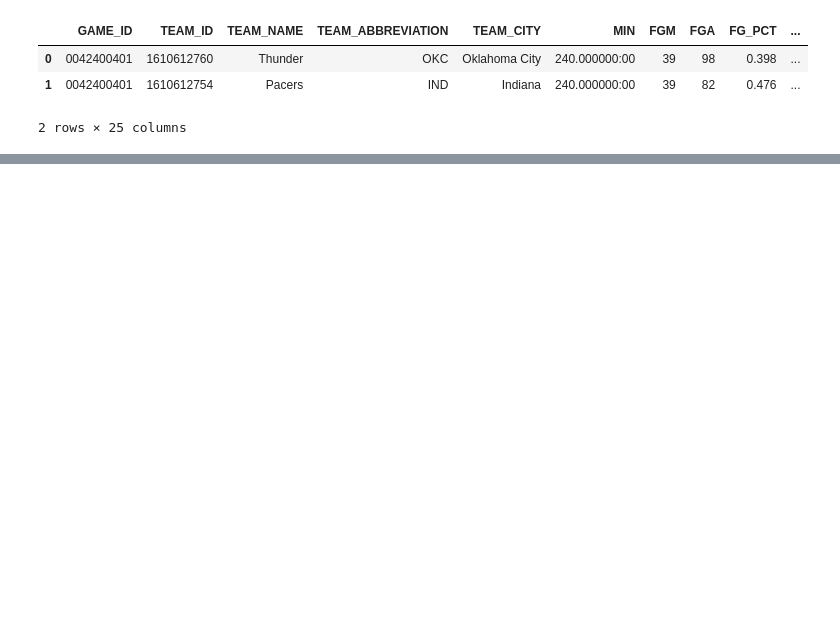
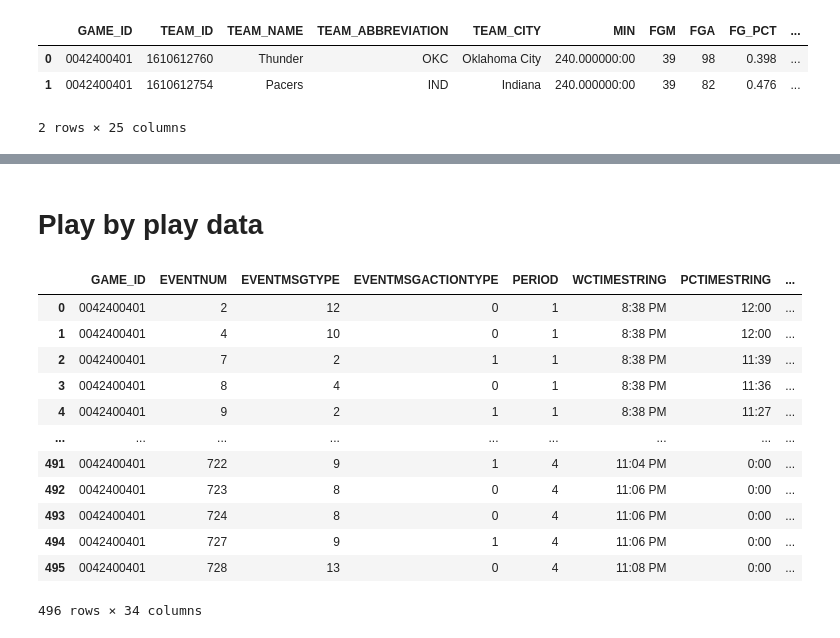
Before and after one commit to Medha-Subramaniyan/game1, a Jupyter notebook: g1.ipynb, the cells around one changed output, grey strips where cells are left out. Cells and saved outputs as stored; diff of their text form; code cells hidden in the pictures; blank space fills up the shorter version.

```diff
--- a/g1.ipynb
+++ b/g1.ipynb
@@ -53,0 +81,21 @@ teams
+# %% [markdown]
+# Play by play data
+# %%
+from nba_api.stats.endpoints import playbyplayv2
+pbp = playbyplayv2.PlayByPlayV2(game_id=g1_id)
+pbp_df = pbp.get_data_frames()[0]
+pbp_df # play by play stats
+# %% [output]
+|  | GAME_ID | EVENTNUM | EVENTMSGTYPE | EVENTMSGACTIONTYPE | PERIOD | WCTIMESTRING | PCTIMESTRING | ... |
+| 0 | 0042400401 | 2 | 12 | 0 | 1 | 8:38 PM | 12:00 | ... |
+| 1 | 0042400401 | 4 | 10 | 0 | 1 | 8:38 PM | 12:00 | ... |
+| 2 | 0042400401 | 7 | 2 | 1 | 1 | 8:38 PM | 11:39 | ... |
+| 3 | 0042400401 | 8 | 4 | 0 | 1 | 8:38 PM | 11:36 | ... |
+| 4 | 0042400401 | 9 | 2 | 1 | 1 | 8:38 PM | 11:27 | ... |
+| ... | ... | ... | ... | ... | ... | ... | ... | ... |
+| 491 | 0042400401 | 722 | 9 | 1 | 4 | 11:04 PM | 0:00 | ... |
+| 492 | 0042400401 | 723 | 8 | 0 | 4 | 11:06 PM | 0:00 | ... |
+| 493 | 0042400401 | 724 | 8 | 0 | 4 | 11:06 PM | 0:00 | ... |
+| 494 | 0042400401 | 727 | 9 | 1 | 4 | 11:06 PM | 0:00 | ... |
+| 495 | 0042400401 | 728 | 13 | 0 | 4 | 11:08 PM | 0:00 | ... |
+496 rows × 34 columns
```
Also changed, not shown: parts of 9 cells of this notebook.
